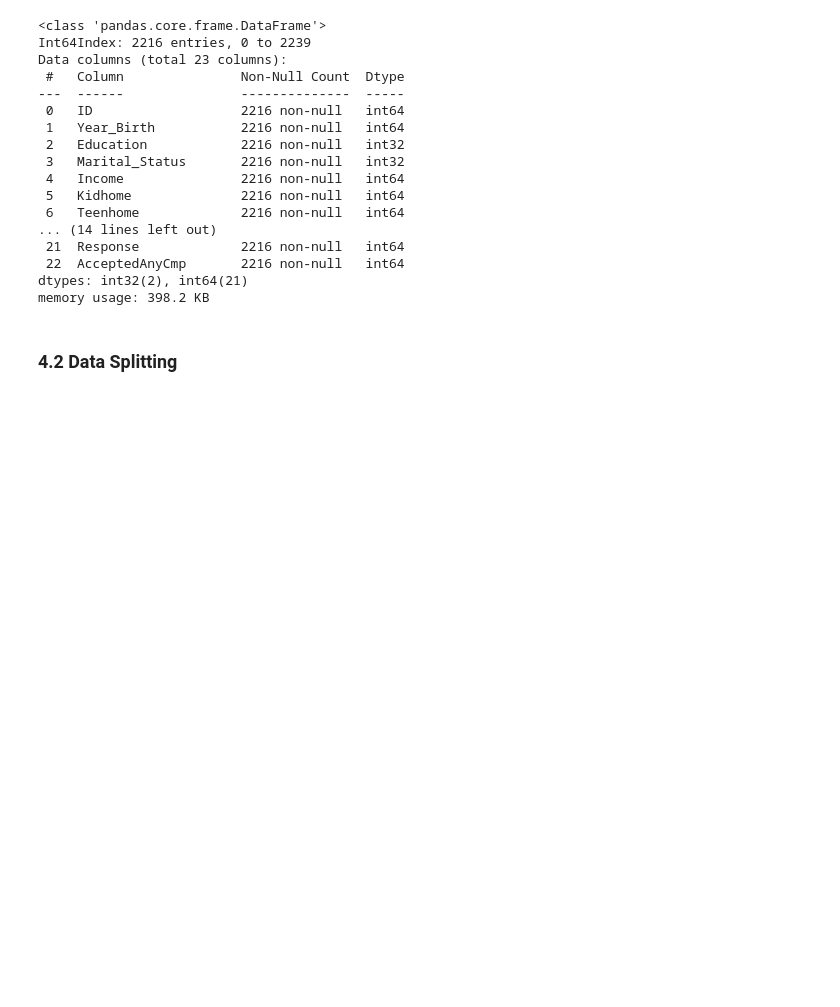
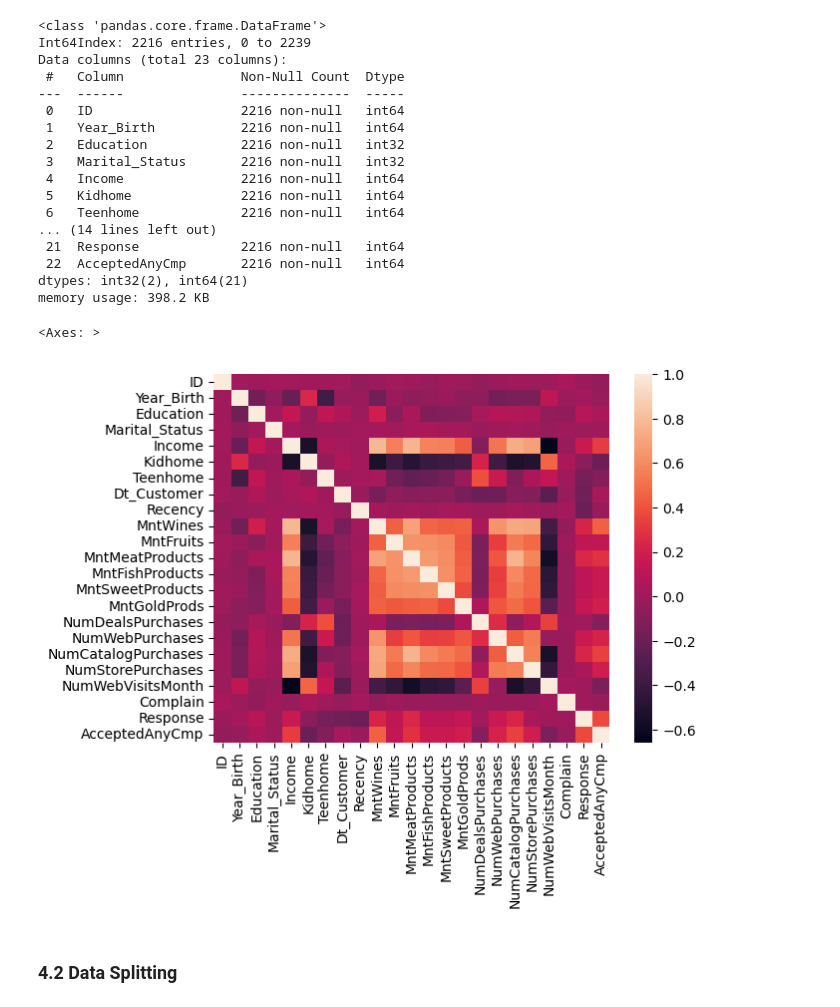
Before and after one commit to Kiran0R0Patil/exploratory-data-analysis-1, a Jupyter notebook: marketing_campaign_analysis.ipynb, the cells around one changed output. Cells and saved outputs as stored; diff of their text form; code cells hidden in the pictures; blank space fills up the shorter version.

```diff
--- a/marketing_campaign_analysis.ipynb
+++ b/marketing_campaign_analysis.ipynb
@@ -698,6 +705,12 @@ Data columns (total 23 columns):
  22  AcceptedAnyCmp       2216 non-null   int64
 dtypes: int32(2), int64(21)
 memory usage: 398.2 KB
+# %%
+corr_matrix=df.corr()#check correlation
+sns.heatmap(corr_matrix)
+# %% [output]
+<Axes: >
+[figure, added]
 # %% [markdown]
 ### 4.2 Data Splitting
 # %%
```
Also changed, not shown: parts of 18 cells of this notebook, 1 other file.
